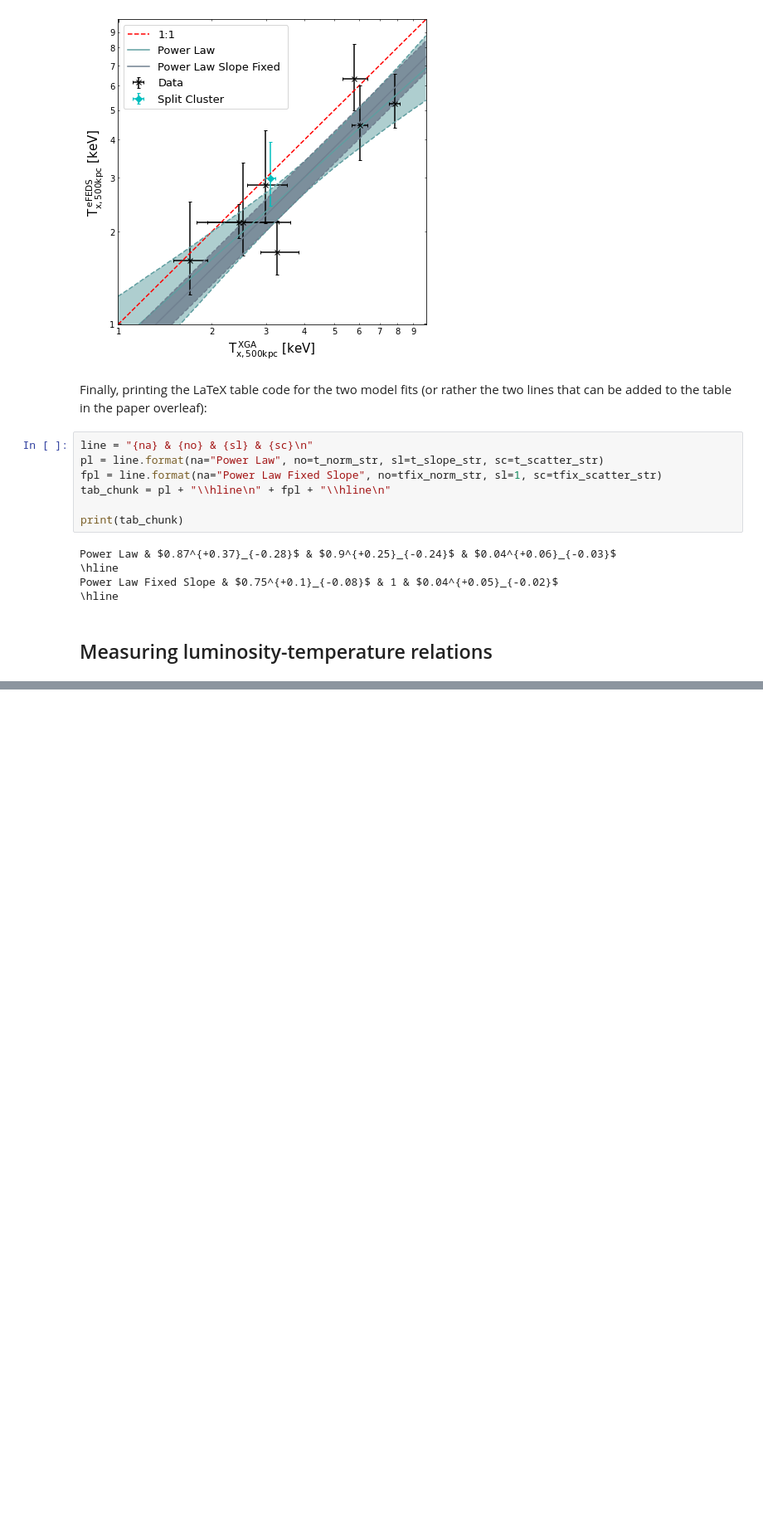
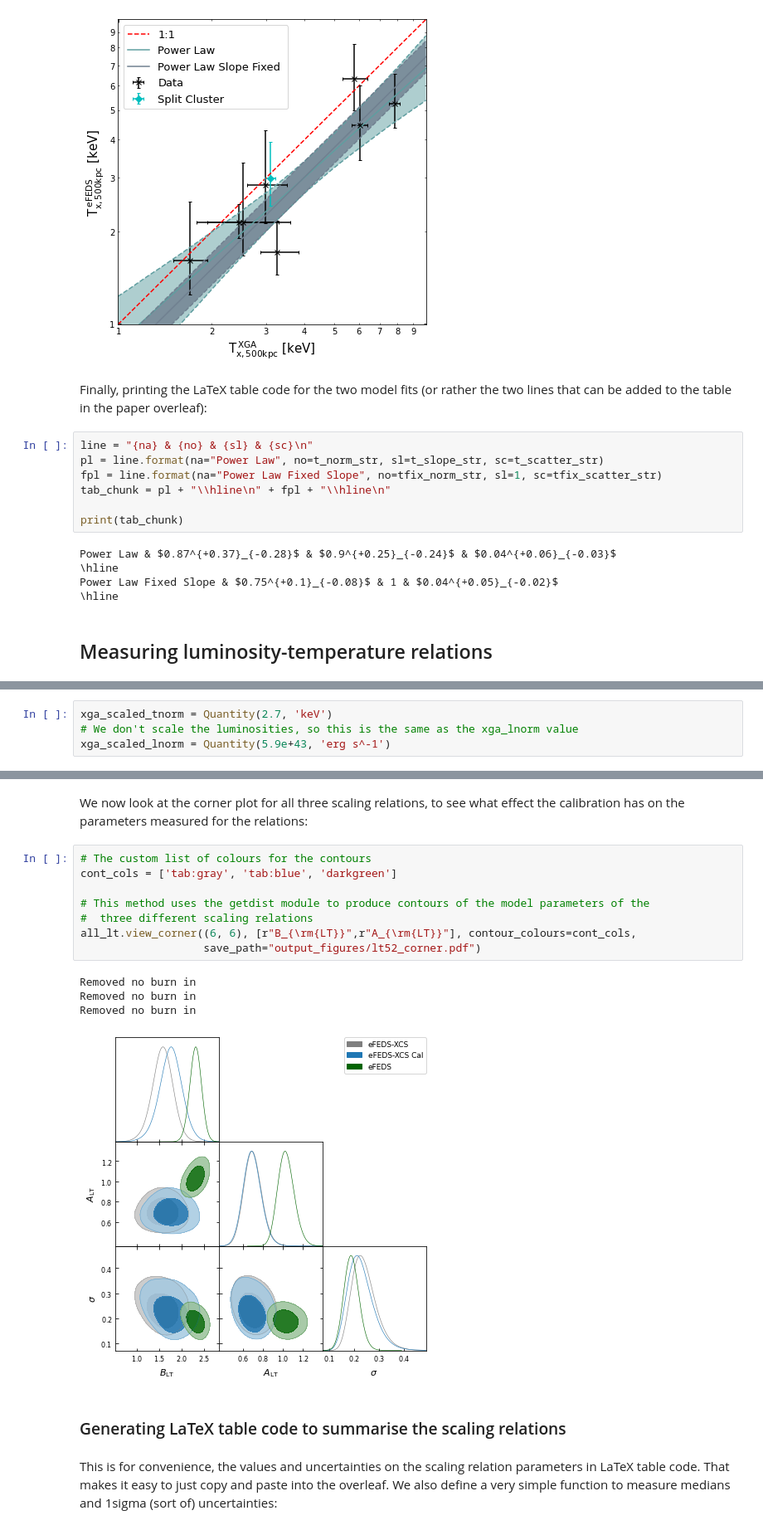
Before and after one commit to DavidT3/eFEDS-XCS-Paper, a Jupyter notebook: analysis_code/cluster_analysis.ipynb, the cells around one changed output, grey strips where cells are left out. Shown: that part at 83% size. Saved outputs shown, nothing was run; the diff lists cells and outputs as text; blank space fills up the shorter version.

```diff
--- a/analysis_code/cluster_analysis.ipynb
+++ b/analysis_code/cluster_analysis.ipynb
@@ -1130,0 +1246,4 @@ Power Law Fixed Slope & $0.75^{+0.1}_{-0.08}$ & 1 & $0.04^{+0.05}_{-0.02}$
+# %%
+xga_scaled_tnorm = Quantity(2.7, 'keV')
+# We don't scale the luminosities, so this is the same as the xga_lnorm value
+xga_scaled_lnorm = Quantity(5.9e+43, 'erg s^-1')
@@ -1130,0 +1325,19 @@ Power Law Fixed Slope & $0.75^{+0.1}_{-0.08}$ & 1 & $0.04^{+0.05}_{-0.02}$
+# %% [markdown]
+We now look at the corner plot for all three scaling relations, to see what effect the calibration has on the parameters measured for the relations:
+# %%
+# The custom list of colours for the contours
+cont_cols = ['tab:gray', 'tab:blue', 'darkgreen']
+
+# This method uses the getdist module to produce contours of the model parameters of the
+#  three different scaling relations
+all_lt.view_corner((6, 6), [r"B_{\rm{LT}}",r"A_{\rm{LT}}"], contour_colours=cont_cols,
+                   save_path="output_figures/lt52_corner.pdf")
+# %% [output]
+Removed no burn in
+Removed no burn in
+Removed no burn in
+[figure, added]
+# %% [markdown]
+### Generating LaTeX table code to summarise the scaling relations
+# %% [markdown]
+This is for convenience, the values and uncertainties on the scaling relation parameters in LaTeX table code. That makes it easy to just copy and paste into the overleaf. We also define a very simple function to measure medians and 1sigma (sort of) uncertainties:
```
Also changed, not shown: parts of 35 cells of this notebook.
